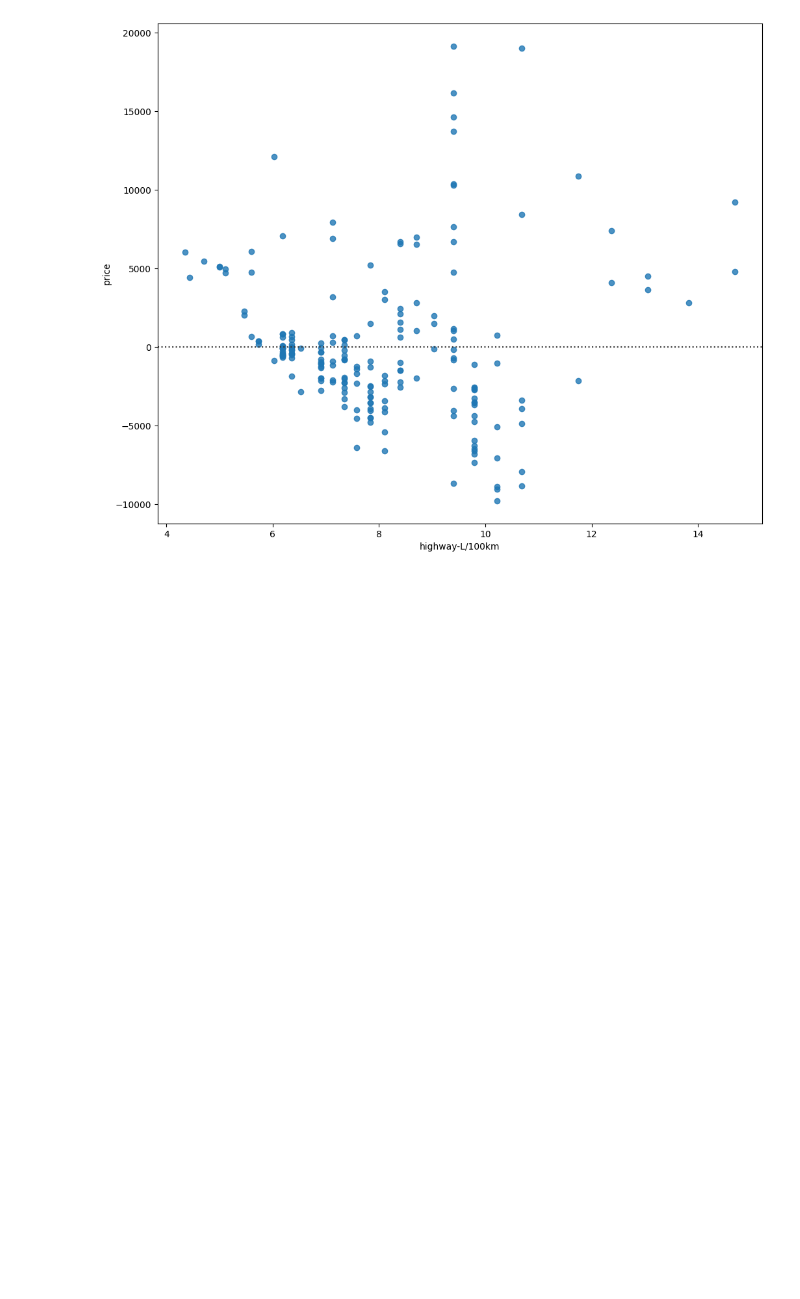
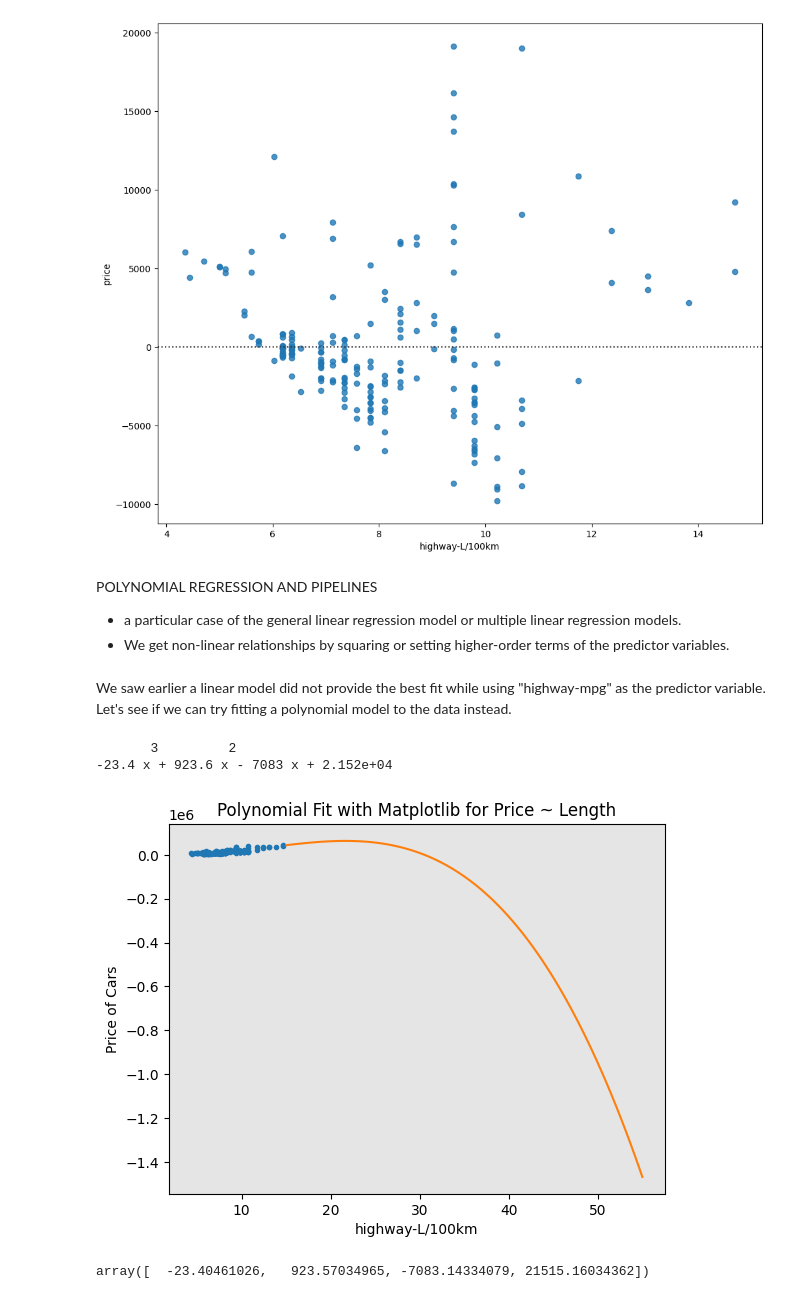
Before and after one commit to taisakamisarava/Auto_price_prediction, a Jupyter notebook: Autos.ipynb, the cells around one changed output. Cells and saved outputs as stored; diff of their text form; code cells hidden in the pictures; blank space fills up the shorter version.

```diff
--- a/Autos.ipynb
+++ b/Autos.ipynb
@@ -982,3 +982,52 @@ plt.show()
 # a non-linear model may be more appropriate for this data.
 # %% [output]
 [figure]
+# %% [markdown]
+POLYNOMIAL REGRESSION AND PIPELINES
+
+* a particular case of the general linear regression model or multiple linear regression models.
+* We get non-linear relationships by squaring or setting higher-order terms of the predictor variables.
+# %% [markdown]
+We saw earlier a linear model did not provide the best fit while using "highway-mpg" as the predictor variable.
+Let's see if we can try fitting a polynomial model to the data instead.
+# %%
+def PlotPolly(model, independent_variable, dependent_variabble, Name):
+    x_new = np.linspace(15, 55, 100)
+    y_new = model(x_new)
+
+    plt.plot(independent_variable, dependent_variabble, '.', x_new, y_new, '-')
+    plt.title('Polynomial Fit with Matplotlib for Price ~ Length')
+    ax = plt.gca()
+    ax.set_facecolor((0.898, 0.898, 0.898))
+    fig = plt.gcf()
+    plt.xlabel(Name)
+    plt.ylabel('Price of Cars')
+
+    plt.show()
+    plt.close()
+# %%
+# geting  variables:
+
+x = df['highway-L/100km']
+y = df['price']
+# %%
+# function polyfit - fit the polynomial using the
+# display the polynomial function - use the function poly1d to .
+
+# Here we use a polynomial of the 3rd order (cubic)
+f = np.polyfit(x, y, 3)
+p = np.poly1d(f)
+print(p)
+# %% [output]
+       3         2
+-23.4 x + 923.6 x - 7083 x + 2.152e+04
+# %%
+# Let's plot the function:
+
+PlotPolly(p, x, y, 'highway-L/100km')
+np.polyfit(x, y, 3)
+# We can already see from plotting that this polynomial model performs better than the linear model.
+# This is because the generated polynomial function "hits" more of the data points.
+# %% [output]
+[figure, added]
+array([  -23.40461026,   923.57034965, -7083.14334079, 21515.16034362])
```
Also changed, not shown: parts of 27 cells of this notebook.
